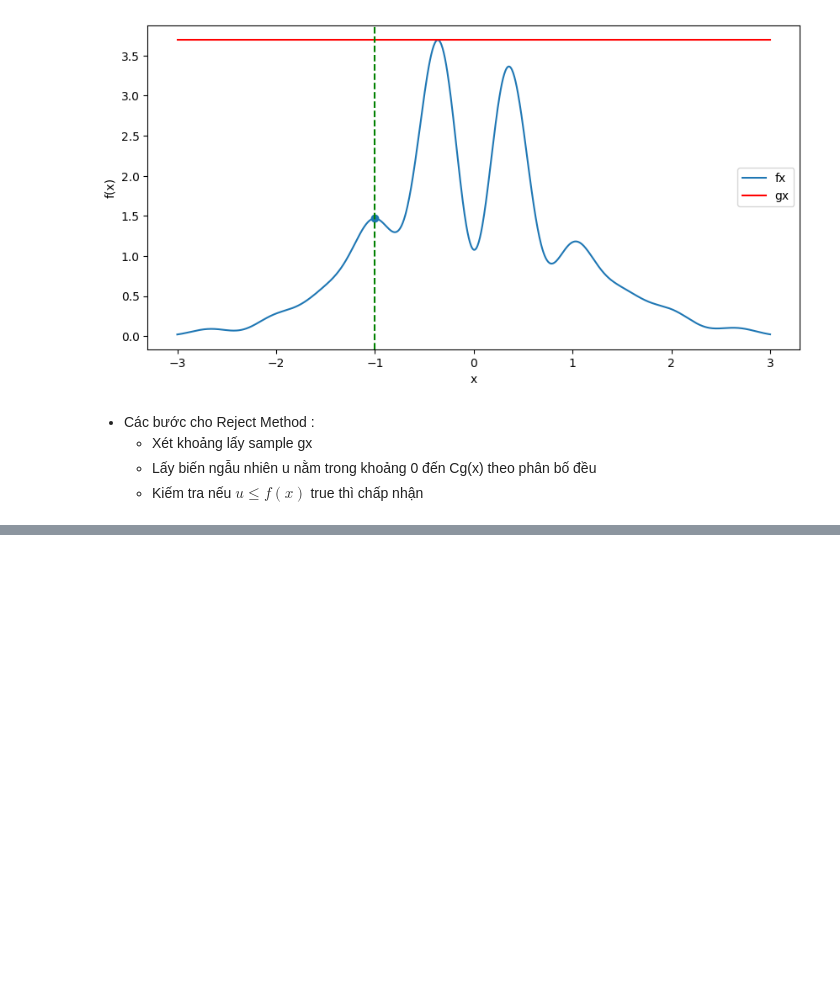
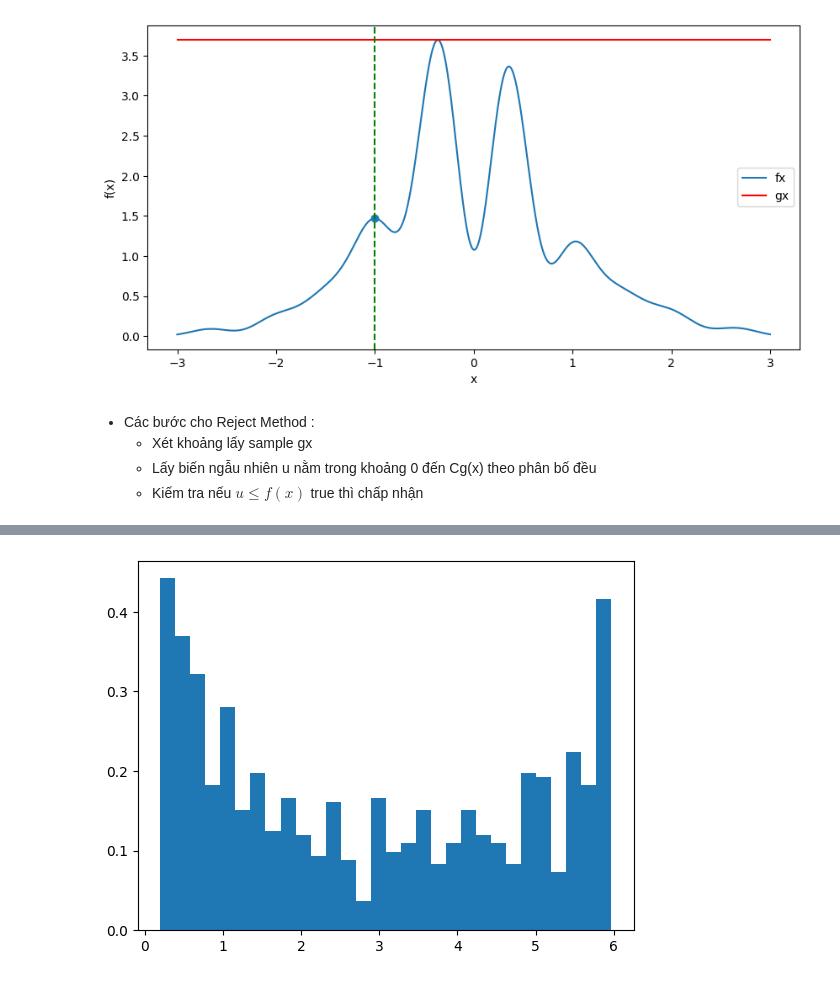
Before and after one commit to trungviet17/Probability_and_Statistic_Simulate_by_Python, a Jupyter notebook: Probability/Monte Carlo Sampling Methods.ipynb, the cells around one changed output, grey strips where cells are left out. Saved outputs shown, nothing was run; the diff lists cells and outputs as text; code cells hidden in the pictures; blank space fills up the shorter version.

```diff
--- a/Probability/Monte Carlo Sampling Methods.ipynb
+++ b/Probability/Monte Carlo Sampling Methods.ipynb
@@ -168,0 +222,6 @@ Efficiency is only 26.4%
+# %%
+fig, ax = plt.subplots(1,1)
+ax.hist(mean_set_y, bins = 30, density= True)
+plt.show()
+# %% [output]
+[figure, added]
```
Also changed, not shown: parts of 11 cells of this notebook, 6 other files.
